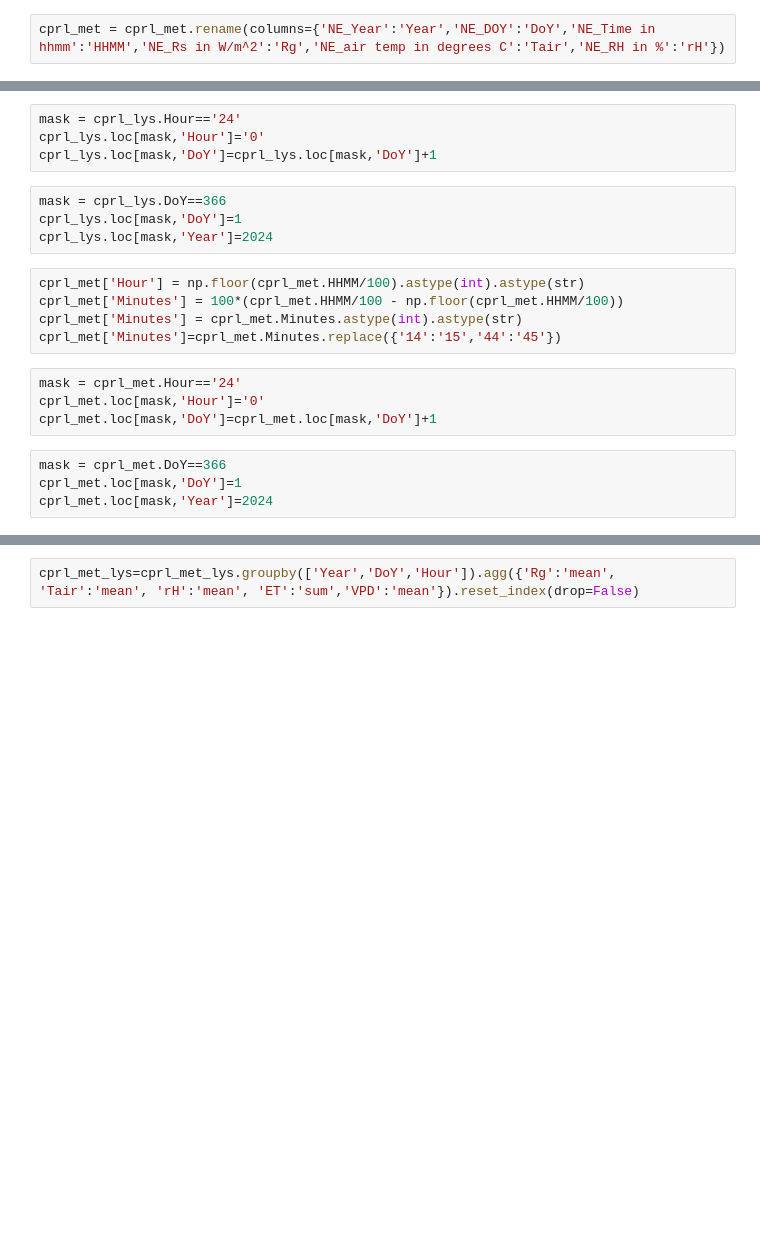
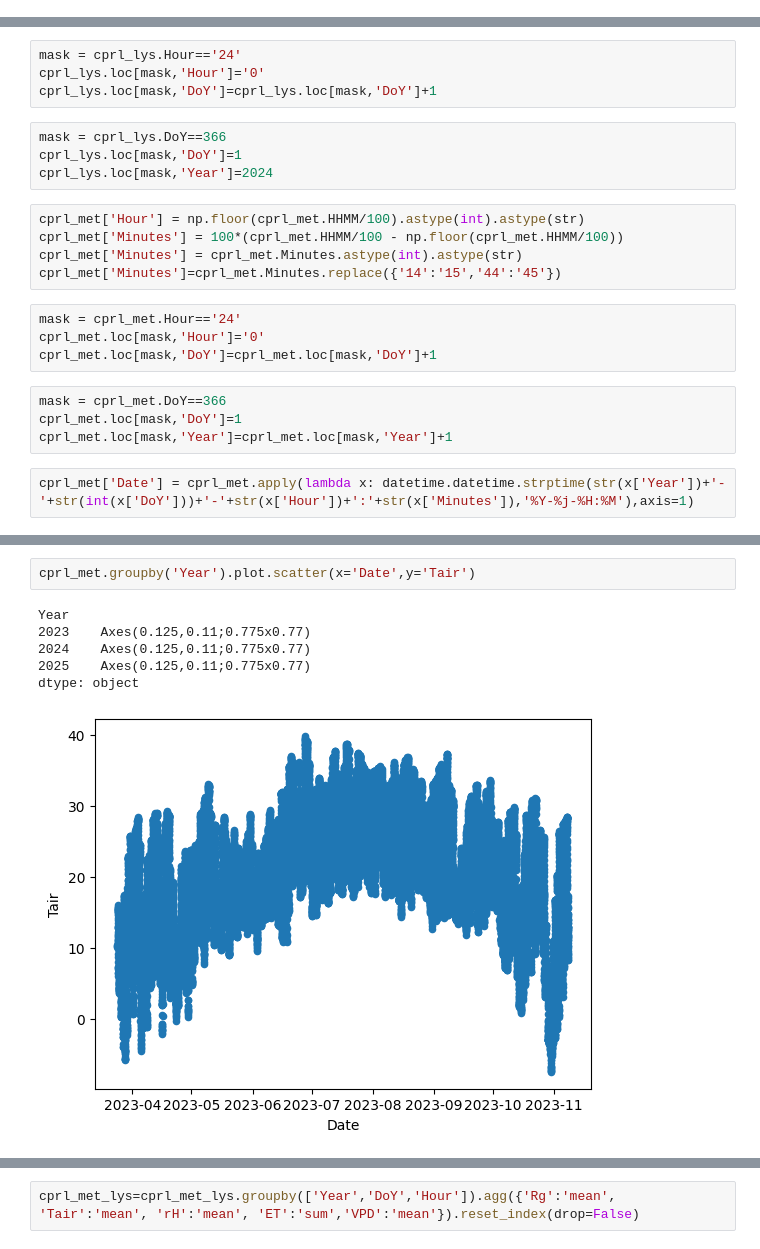
Before and after one commit to cafltar/CookIRCamET, a Jupyter notebook: et_prep.ipynb, the cells around one changed output, grey strips where cells are left out. Saved outputs shown, nothing was run; the diff lists cells and outputs as text; blank space fills up the shorter version.

Commit message:
merge years

```diff
--- a/et_prep.ipynb
+++ b/et_prep.ipynb
@@ -241,4 +328,2 @@ cprl_hy2023 = cprl_hy2023[['times', 'daylight', 'elevation', 'azimuth',
        'fssun', 'fsshd', 'frsun', 'frshd', 'fvsun', 'fvshd', 'fwsun', 'fwshd',
        'Tssun', 'Tsshd', 'Trsun', 'Trshd', 'Tvsun', 'Tvshd', 'Twsun', 'Twshd']]
-# %%
-cprl_met = cprl_met.rename(columns={'NE_Year':'Year','NE_DOY':'DoY','NE_Time in hhmm':'HHMM','NE_Rs in W/m^2':'Rg','NE_air temp in degrees C':'Tair','NE_RH in %':'rH'})
@@ -265,7 +350,9 @@ cprl_met['Minutes']=cprl_met.Minutes.replace({'14':'15','44':'45'})
 mask = cprl_met.Hour=='24'
 cprl_met.loc[mask,'Hour']='0'
 cprl_met.loc[mask,'DoY']=cprl_met.loc[mask,'DoY']+1
-# %%
-mask = cprl_met.DoY==366
-cprl_met.loc[mask,'DoY']=1
-cprl_met.loc[mask,'Year']=2024
+# %%
+mask = cprl_met.DoY==366
+cprl_met.loc[mask,'DoY']=1
+cprl_met.loc[mask,'Year']=cprl_met.loc[mask,'Year']+1
+# %%
+cprl_met['Date'] = cprl_met.apply(lambda x: datetime.datetime.strptime(str(x['Year'])+'-'+str(int(x['DoY']))+'-'+str(x['Hour'])+':'+str(x['Minutes']),'%Y-%j-%H:%M'),axis=1)
@@ -271,0 +374,9 @@ cprl_met.loc[mask,'Year']=2024
+# %%
+cprl_met.groupby('Year').plot.scatter(x='Date',y='Tair')
+# %% [output]
+Year
+2023    Axes(0.125,0.11;0.775x0.77)
+2024    Axes(0.125,0.11;0.775x0.77)
+2025    Axes(0.125,0.11;0.775x0.77)
+dtype: object
+[figure, added]
```
Also changed, not shown: parts of 54 cells of this notebook, 5 other files.
